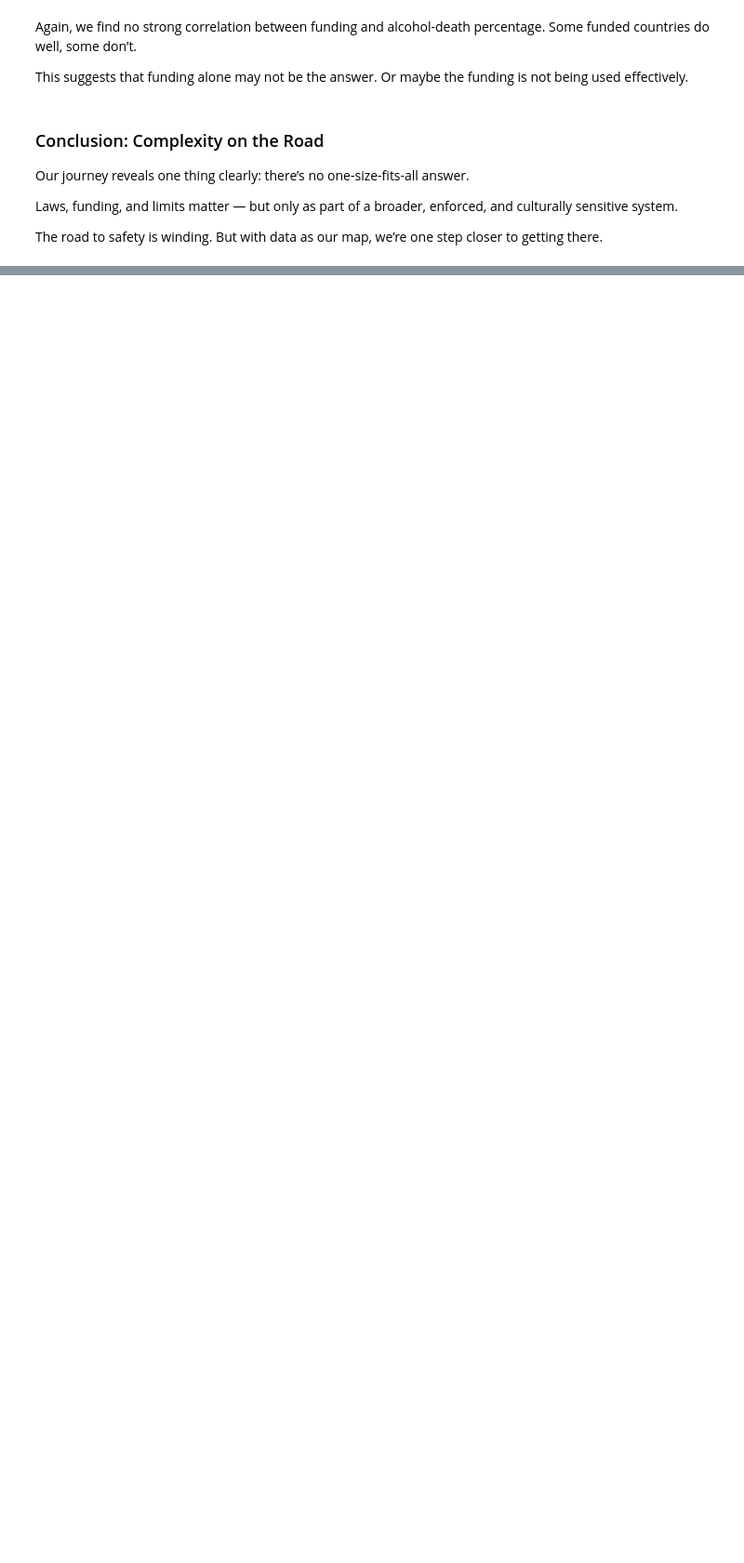
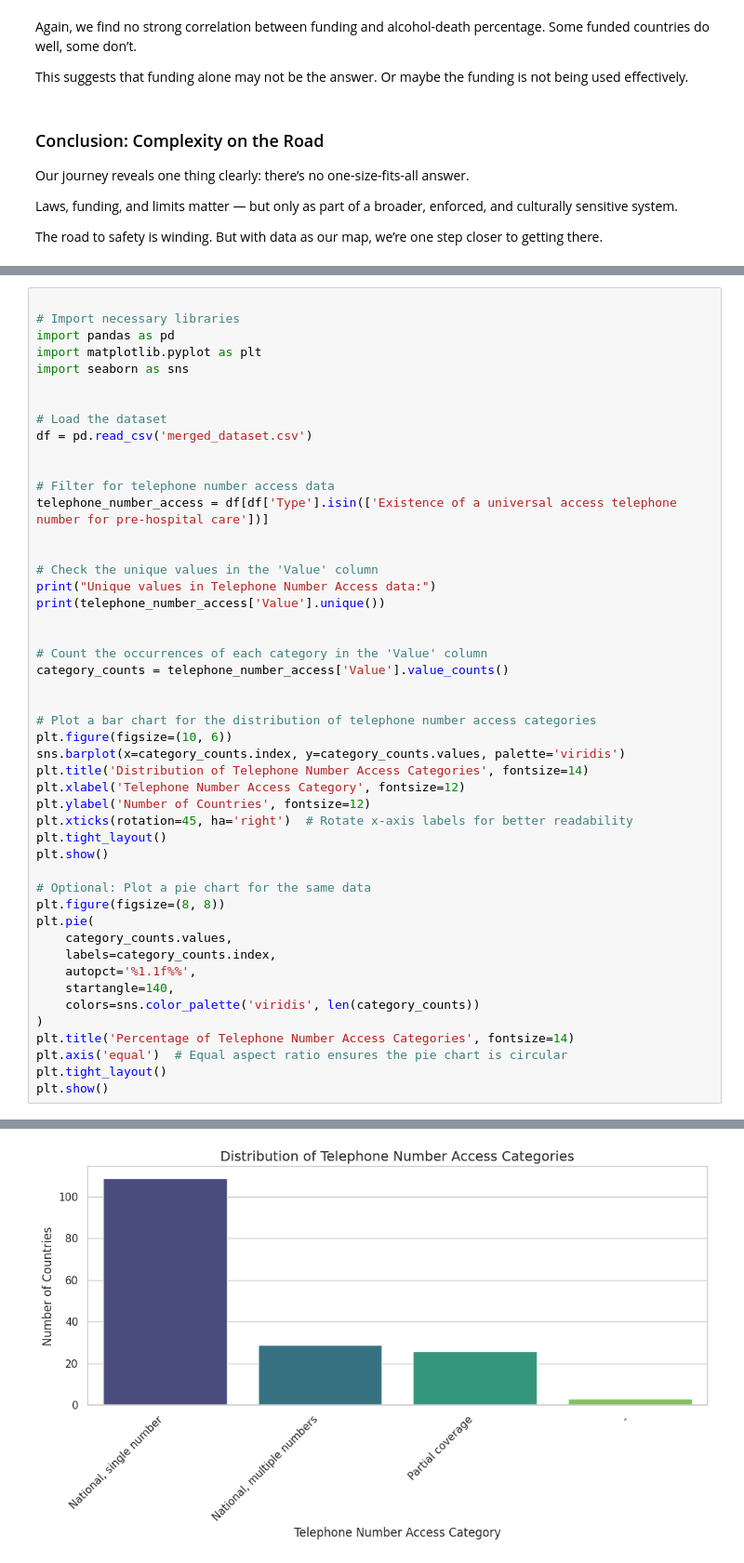
Before and after one commit to samarth2015/writing_assignment, a Jupyter notebook: Road_safety.ipynb, the cells around one changed output, grey strips where cells are left out. Shown at 93% size. Saved outputs shown, nothing was run; the diff lists cells and outputs as text; blank space fills up the shorter version.

```diff
--- a/Road_safety.ipynb
+++ b/Road_safety.ipynb
@@ -905,0 +944,49 @@ The road to safety is winding. But with data as our map, we’re one step closer
+# %%
+
+# Import necessary libraries
+import pandas as pd
+import matplotlib.pyplot as plt
+import seaborn as sns
+
+
+# Load the dataset
+df = pd.read_csv('merged_dataset.csv')
+
+
+# Filter for telephone number access data
+telephone_number_access = df[df['Type'].isin(['Existence of a universal access telephone number for pre-hospital care'])]
+
+
+# Check the unique values in the 'Value' column
+print("Unique values in Telephone Number Access data:")
+print(telephone_number_access['Value'].unique())
+
+
+# Count the occurrences of each category in the 'Value' column
+category_counts = telephone_number_access['Value'].value_counts()
+
+
+# Plot a bar chart for the distribution of telephone number access categories
+plt.figure(figsize=(10, 6))
+sns.barplot(x=category_counts.index, y=category_counts.values, palette='viridis')
+plt.title('Distribution of Telephone Number Access Categories', fontsize=14)
+plt.xlabel('Telephone Number Access Category', fontsize=12)
+plt.ylabel('Number of Countries', fontsize=12)
+plt.xticks(rotation=45, ha='right')  # Rotate x-axis labels for better readability
+plt.tight_layout()
+plt.show()
+
+# Optional: Plot a pie chart for the same data
+plt.figure(figsize=(8, 8))
+plt.pie(
+    category_counts.values,
+    labels=category_counts.index,
+    autopct='%1.1f%%',
+    startangle=140,
+    colors=sns.color_palette('viridis', len(category_counts))
+)
+plt.title('Percentage of Telephone Number Access Categories', fontsize=14)
+plt.axis('equal')  # Equal aspect ratio ensures the pie chart is circular
+plt.tight_layout()
+plt.show()
+# %% [output]
@@ -905,0 +996 @@ The road to safety is winding. But with data as our map, we’re one step closer
+[figure, added]
```
Also changed, not shown: parts of 13 cells of this notebook.
